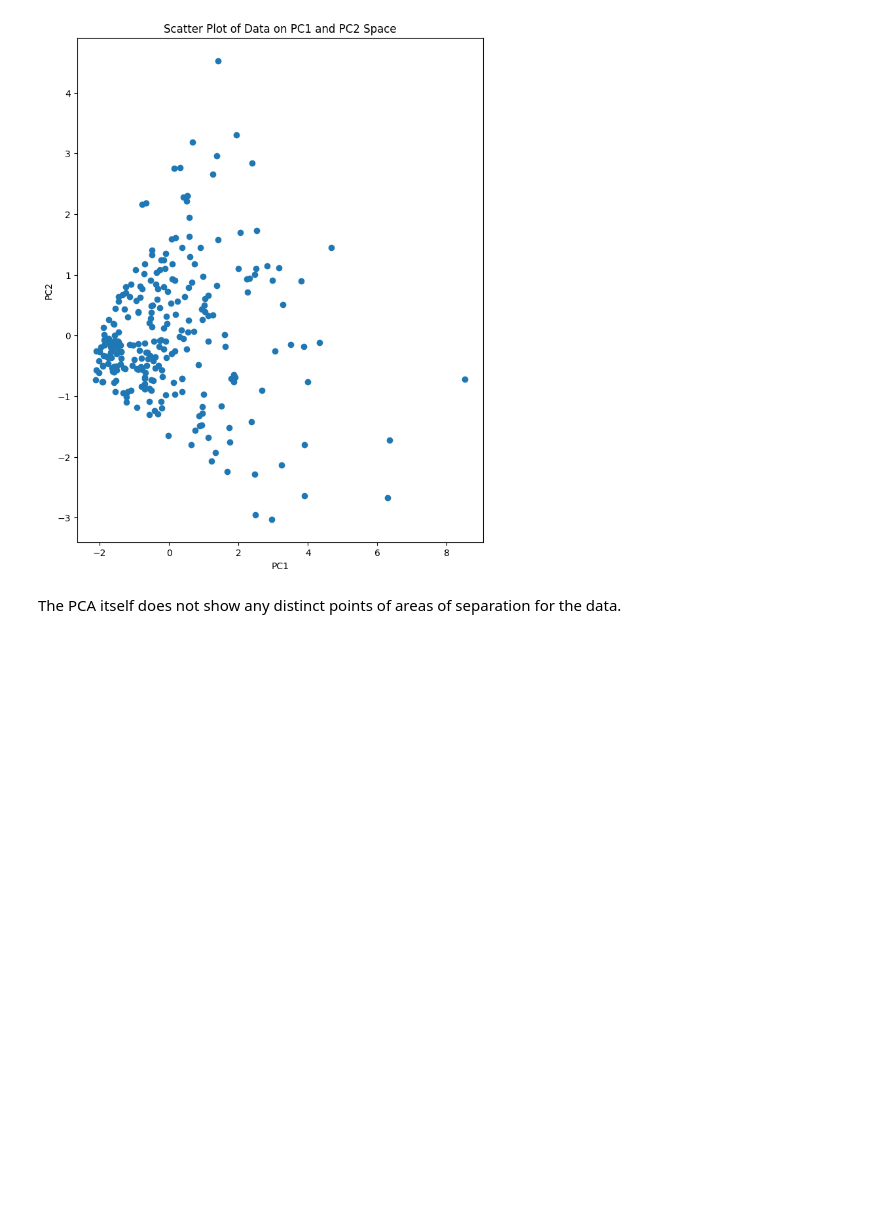
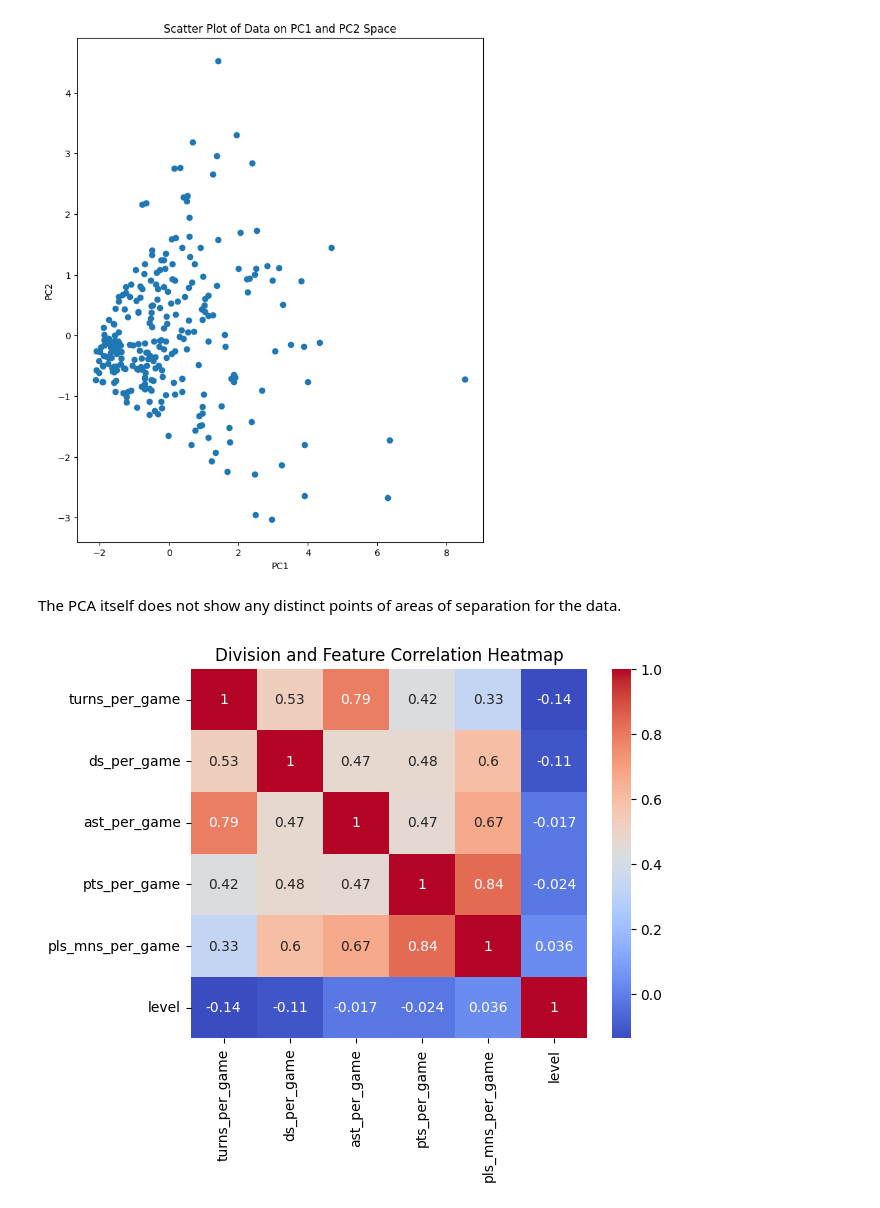
Before and after one commit to samshin3/Ultimate-Player-Division-Classifier, a Jupyter notebook: classifier_sklearn.ipynb, the cells around one changed output. Drawn from its saved outputs; the diff is of its cells as text; code cells hidden in the pictures; blank space fills up the shorter version.

```diff
--- a/classifier_sklearn.ipynb
+++ b/classifier_sklearn.ipynb
@@ -174,3 +174,15 @@ plt.show()
 [figure]
 # %% [markdown]
 The PCA itself does not show any distinct points of areas of separation for the data.
+# %%
+features_col = df.iloc[:, 11:].columns.tolist()
+features_col.append('level')
+correlation = df[df['gender'] == 'Men']
+correlation = correlation[features_col]
+matrix = correlation.corr()
+plt.Figure(figsize=(10,10))
+sns.heatmap(matrix, annot=True, cmap='coolwarm')
+plt.title("Division and Feature Correlation Heatmap")
+plt.show()
+# %% [output]
+[figure, added]
```
Also changed, not shown: parts of 2 cells of this notebook.
